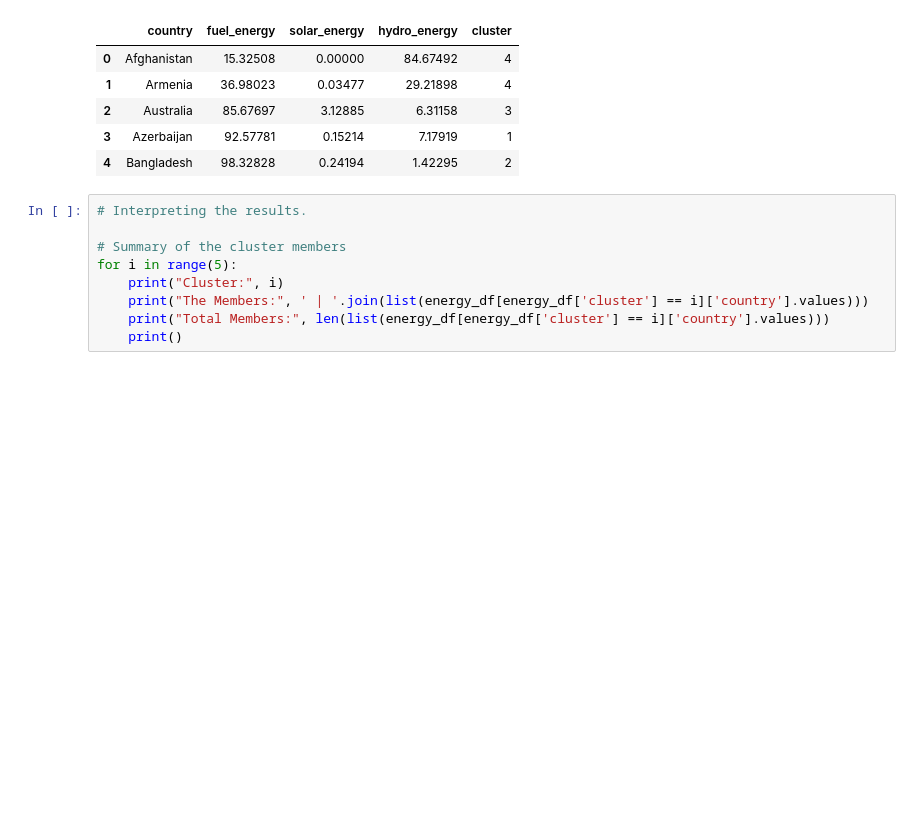
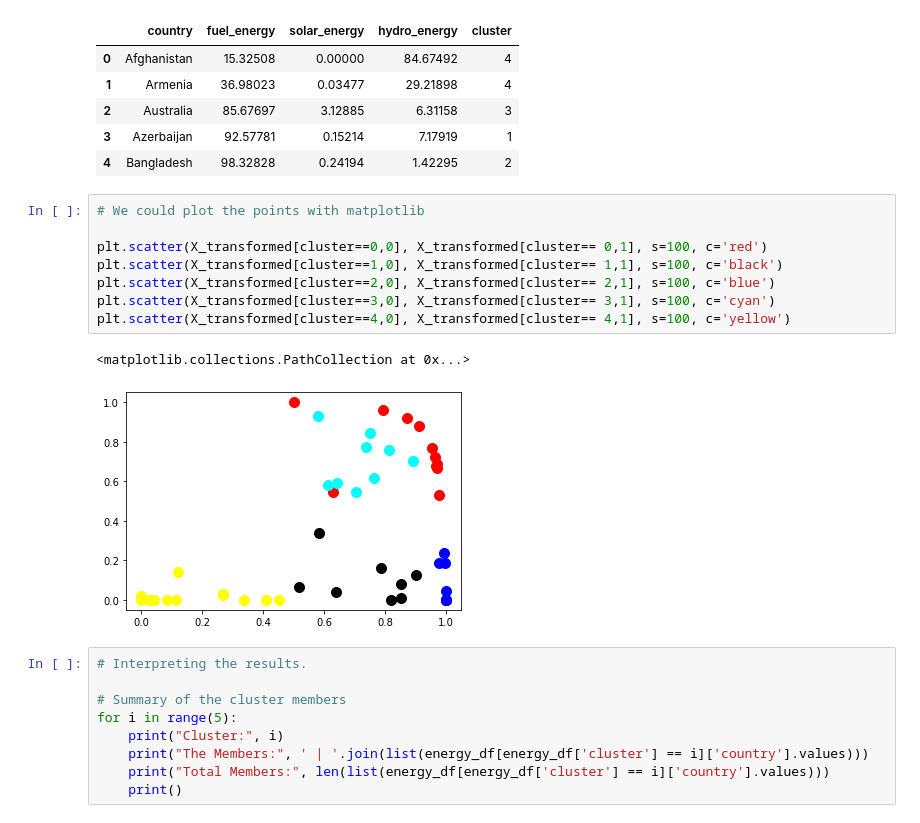
Before and after one commit to m-nganga/DataAnalysis-Python, a Jupyter notebook: K-Means Clustering in Python (Essentials).ipynb, the cells around one changed output. Drawn from its saved outputs; the diff is of its cells as text; blank space fills up the shorter version.

Commit message:
Update K-Means Clustering in Python (Essentials).ipynb
including matplotlib visualization for the clusters.

```diff
--- a/K-Means Clustering in Python (Essentials).ipynb
+++ b/K-Means Clustering in Python (Essentials).ipynb
@@ -204,6 +204,17 @@ energy_df.head()
 | 2 | Australia | 85.67697 | 3.12885 | 6.31158 | 3 |
 | 3 | Azerbaijan | 92.57781 | 0.15214 | 7.17919 | 1 |
 | 4 | Bangladesh | 98.32828 | 0.24194 | 1.42295 | 2 |
+# %%
+# We could plot the points with matplotlib
+
+plt.scatter(X_transformed[cluster==0,0], X_transformed[cluster== 0,1], s=100, c='red')
+plt.scatter(X_transformed[cluster==1,0], X_transformed[cluster== 1,1], s=100, c='black')
+plt.scatter(X_transformed[cluster==2,0], X_transformed[cluster== 2,1], s=100, c='blue')
+plt.scatter(X_transformed[cluster==3,0], X_transformed[cluster== 3,1], s=100, c='cyan')
+plt.scatter(X_transformed[cluster==4,0], X_transformed[cluster== 4,1], s=100, c='yellow')
+# %% [output]
+<matplotlib.collections.PathCollection at 0x...>
+[figure, added]
 # %%
 # Interpreting the results.
 
```
